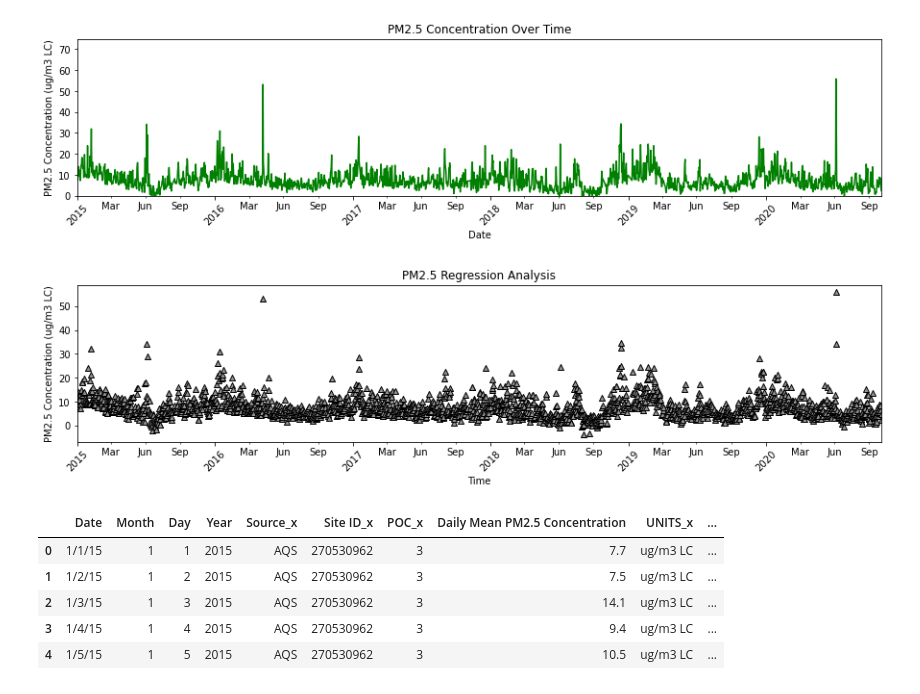
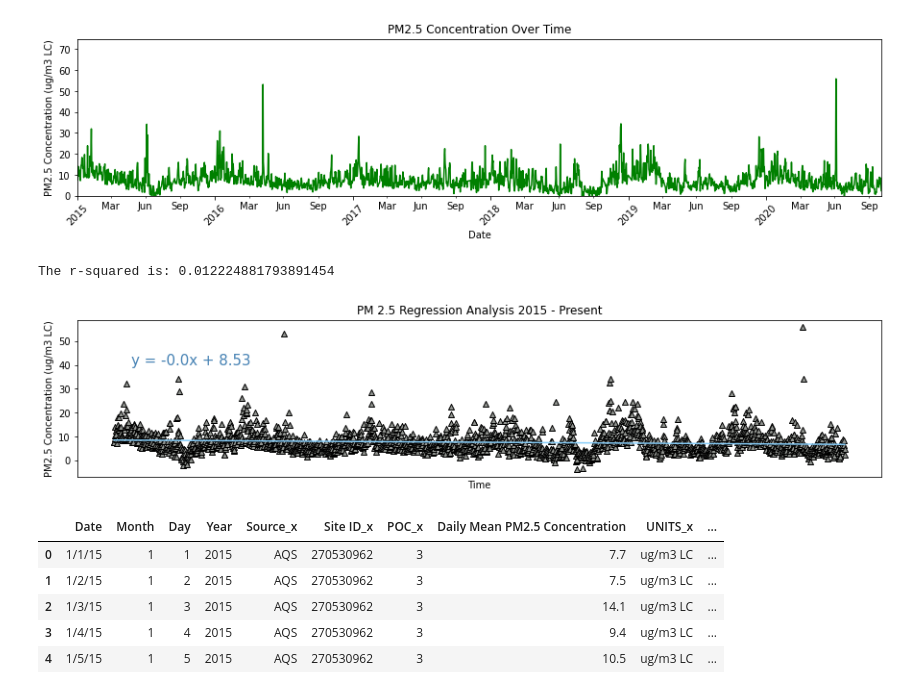
Before and after one commit to gonzaloreusch/Air-Quality, a Jupyter notebook: DataFrames/MatPlotLib_AQI.ipynb, the cells around one changed output. Drawn from its saved outputs; the diff is of its cells as text; code cells hidden in the pictures.

```diff
--- a/DataFrames/MatPlotLib_AQI.ipynb
+++ b/DataFrames/MatPlotLib_AQI.ipynb
@@ -91,36 +86,40 @@ plt.show()
 # %%
 # Calculate the correlation coefficient and linear regression model
 # Based on PM2.5 over Time
 
 PM25 = Combined_AQI_csv["Daily Mean PM2.5 Concentration"]
 dates = Combined_AQI_csv['Date']
 
 plt.figure(figsize=(15,3))
 # Regression
 m_slope, m_int, m_r, m_p, m_std_err = st.linregress(Combined_AQI_csv.index, PM25)
 regress_values = Combined_AQI_csv.index * m_slope + m_int
-plt.plot(Combined_AQI_csv.index,regress_values,"r-")
-
-# scatterplot (comment out everything except first dates line for regress to work, but then the dates won't work)
+plt.plot(Combined_AQI_csv.index,regress_values,"r-",color="lightskyblue")
+line_eq = "y = " + str(round(m_slope,2)) + "x + " + str(round(m_int,2))
+# scatterplot (comment out 'dates =' and 'plt.xlim' below for regress to work, but then the dates won't work)
 ax = plt.gca()
-dates = [datetime.strptime(d, "%m/%d/%Y") for d in dates]
-ax.set_xlim([dates[0], dates[-1]])
+#dates = [datetime.strptime(d, "%m/%d/%Y") for d in dates]
 ax.xaxis.set_major_locator(mdates.YearLocator())
 ax.xaxis.set_major_formatter(mdates.DateFormatter('%Y'))
 ax.xaxis.set_minor_locator(mdates.MonthLocator(bymonth=(3,6,9), bymonthday=-1))
 ax.xaxis.set_minor_formatter(mdates.DateFormatter('%b'))
 
 plt.scatter(dates, PM25, marker="^", facecolors="xkcd:gray", edgecolors="black")
-plt.title("PM2.5 Regression Analysis")
+plt.annotate(line_eq,(50,40),fontsize=15,color="steelblue")
+plt.title("PM 2.5 Regression Analysis 2015 - Present")
 plt.xlabel("Time")
+#plt.xlim([dates[0], dates[-1]])
 plt.xticks(rotation=45)
 plt.ylabel("PM2.5 Concentration (ug/m3 LC)")
+print(f"The r-squared is: {m_r**2}")
+plt.savefig('../Images/AQI-regress.jpg')
 plt.show()
 
 
 #Correlation Coefficient
 #W=Combined_AQI_csv["Date"]
 #A=Combined_AQI_csv["Daily Mean PM2.5 Concentration"]
 # %% [output]
+The r-squared is: 0.012224881793891454
-[figure, old version]
+[figure, new version]
 # %%
```
Also changed, not shown: parts of 12 cells of this notebook, 16 other files.
